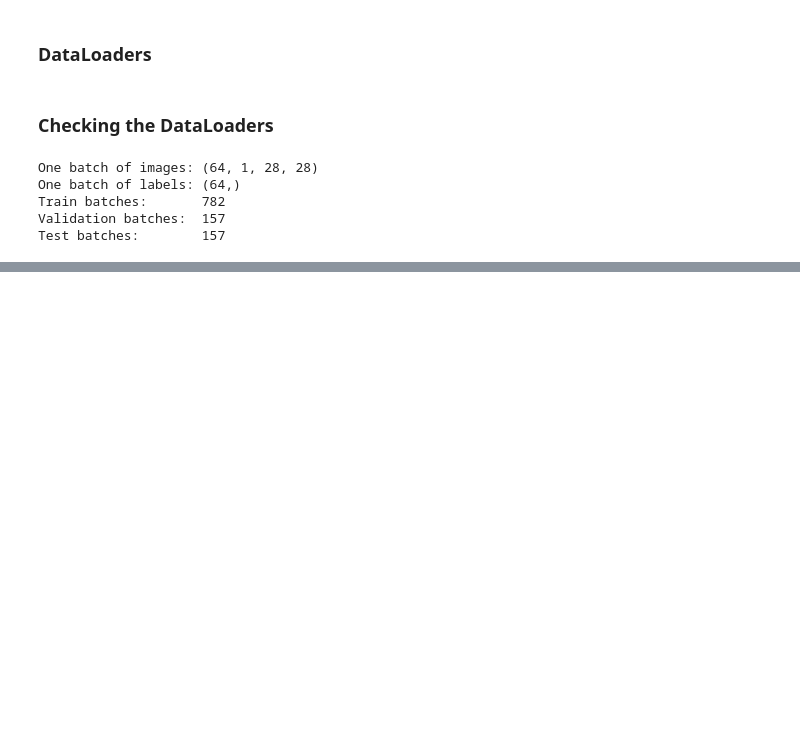
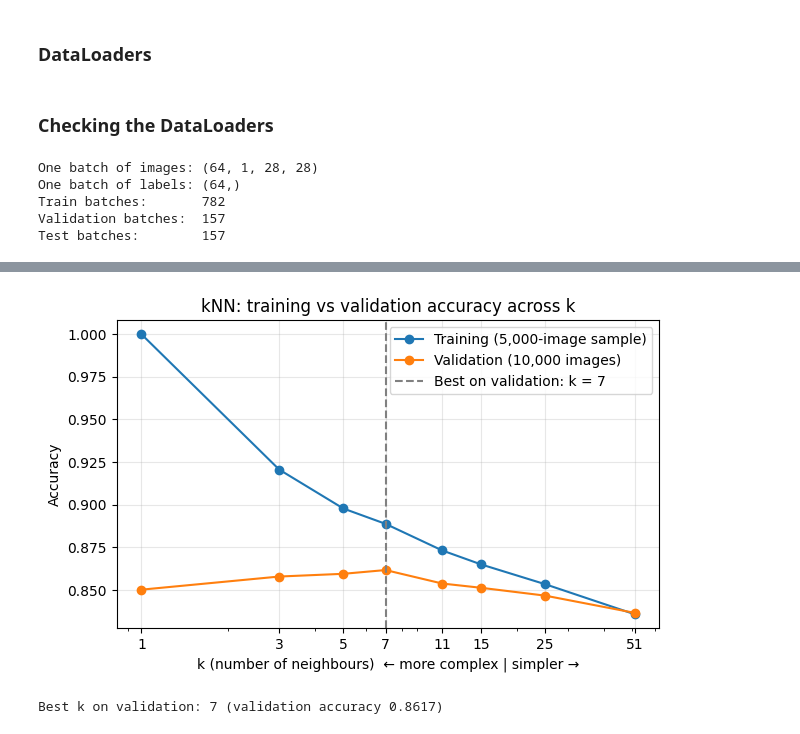
Before and after one commit to butthamza20/ECS708U-P-Fashion-MNIST-Coursework, a Jupyter notebook: ECS708U_P_Fashion_MNIST_Coursework.ipynb, the cells around one changed output, grey strips where cells are left out. Drawn from its saved outputs; the diff is of its cells as text; code cells hidden in the pictures; blank space fills up the shorter version.

```diff
--- a/ECS708U_P_Fashion_MNIST_Coursework.ipynb
+++ b/ECS708U_P_Fashion_MNIST_Coursework.ipynb
@@ -211,0 +453,18 @@ Test batches:        157
+# %%
+k_values = [1, 3, 5, 7, 11, 15, 25, 51]
+
+knn_results = []   # one entry per k
+
+for k in k_values:
+    model = KNeighborsClassifier(n_neighbors=k, n_jobs=-1)
+    model.fit(X_train, y_train)
+
+    # Time the two prediction steps (validation + training sample)
+    start = time.time()
+    val_acc = accuracy_score(y_val, model.predict(X_val))
+    train_acc = accuracy_score(y_train[train_sample], model.predict(X_train[train_sample]))
+    elapsed = time.time() - start
+
+    knn_results.append({"k": k, "train_acc": train_acc, "val_acc": val_acc, "time_s": elapsed})
+    # {k:>2} pads the number to 2 characters so the columns line up
+    print(f"k = {k:>2}:  train {train_acc:.4f}   val {val_acc:.4f}   gap {train_acc - val_acc:.4f}   ({elapsed:.0f} s)")
@@ -211,0 +480,28 @@ Test batches:        157
+# %%
+# Pull each column out of the results
+ks = [r["k"] for r in knn_results]
+train_accs = [r["train_acc"] for r in knn_results]
+val_accs = [r["val_acc"] for r in knn_results]
+
+# Best k is chosen by code (highest validation accuracy), not typed in by hand
+best = max(knn_results, key=lambda r: r["val_acc"])
+
+plt.figure(figsize=(7, 4))
+plt.plot(ks, train_accs, marker="o", label="Training (5,000-image sample)")
+plt.plot(ks, val_accs, marker="o", label="Validation (10,000 images)")
+plt.axvline(best["k"], linestyle="--", color="gray", label=f"Best on validation: k = {best['k']}")
+
+# Log scale spreads out the small values of k
+plt.xscale("log")
+plt.xticks(ks, ks)
+plt.xlabel("k (number of neighbours)  ← more complex | simpler →")
+plt.ylabel("Accuracy")
+plt.title("kNN: training vs validation accuracy across k")
+plt.legend()
+plt.grid(alpha=0.3)
+plt.show()
+
+print(f"Best k on validation: {best['k']} (validation accuracy {best['val_acc']:.4f})")
+# %% [output]
+[figure, added]
+Best k on validation: 7 (validation accuracy 0.8617)
```
Also changed, not shown: parts of 81 cells of this notebook.
